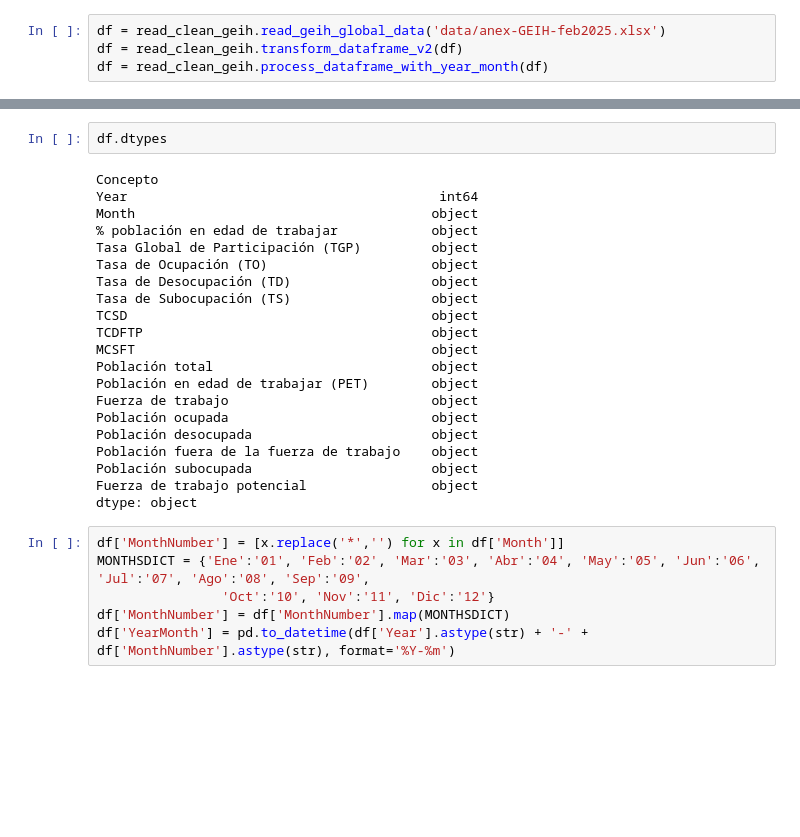
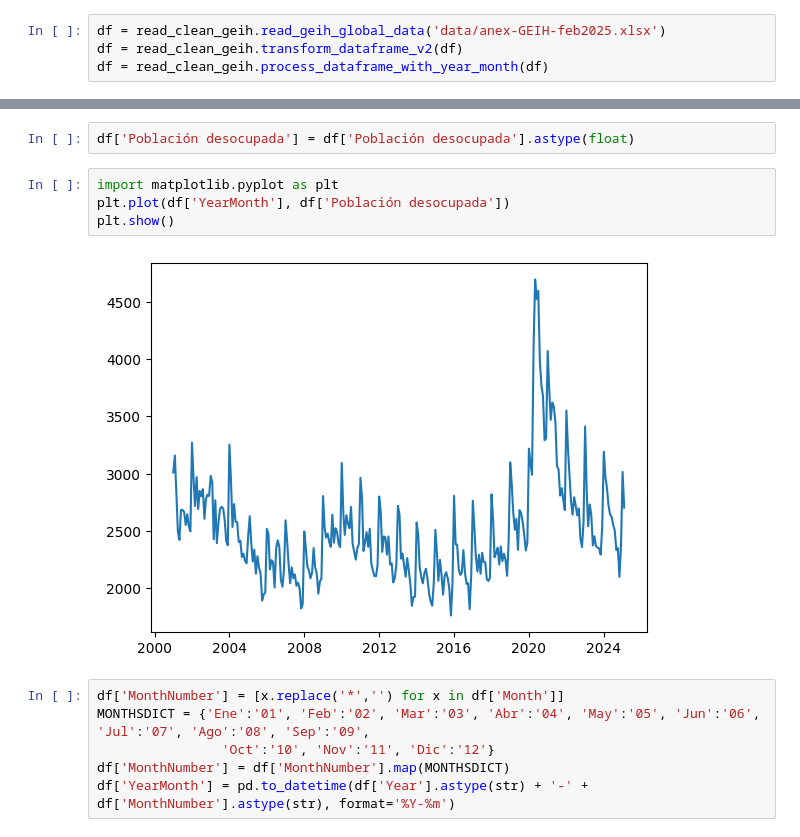
Before and after one commit to dpr3619/eap_proyection, a Jupyter notebook: notebook_development.ipynb, the cells around one changed output, grey strips where cells are left out. Saved outputs shown, nothing was run; the diff lists cells and outputs as text; blank space fills up the shorter version.

```diff
--- a/notebook_development.ipynb
+++ b/notebook_development.ipynb
@@ -13,26 +29,11 @@ df = read_clean_geih.process_dataframe_with_year_month(df)
 # %%
-df.dtypes
+df['Población desocupada'] = df['Población desocupada'].astype(float)
-# %% [output]
-Concepto
-Year                                        int64
-Month                                      object
-% población en edad de trabajar            object
-Tasa Global de Participación (TGP)         object
-Tasa de Ocupación (TO)                     object
-Tasa de Desocupación (TD)                  object
-Tasa de Subocupación (TS)                  object
-TCSD                                       object
-TCDFTP                                     object
-MCSFT                                      object
-Población total                            object
-Población en edad de trabajar (PET)        object
-Fuerza de trabajo                          object
-Población ocupada                          object
-Población desocupada                       object
-Población fuera de la fuerza de trabajo    object
-Población subocupada                       object
-Fuerza de trabajo potencial                object
-dtype: object
+# %%
+import matplotlib.pyplot as plt
+plt.plot(df['YearMonth'], df['Población desocupada'])
+plt.show()
+# %% [output]
+[figure, added]
 # %%
 df['MonthNumber'] = [x.replace('*','') for x in df['Month']]
 MONTHSDICT = {'Ene':'01', 'Feb':'02', 'Mar':'03', 'Abr':'04', 'May':'05', 'Jun':'06', 'Jul':'07', 'Ago':'08', 'Sep':'09',
```
Also changed, not shown: parts of 1 cell of this notebook, 1 other file.
